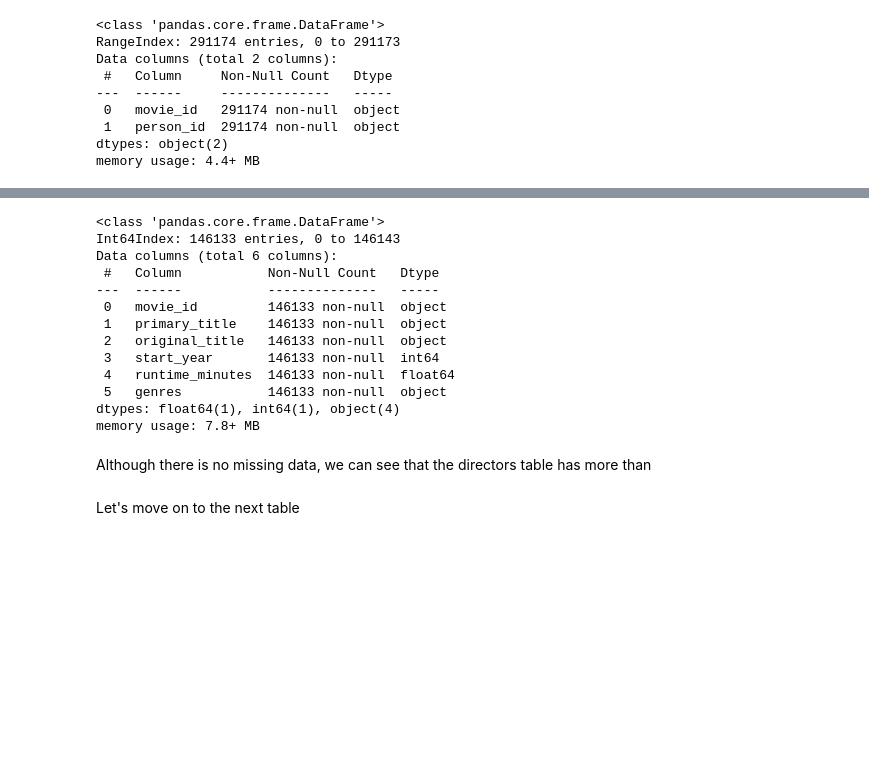
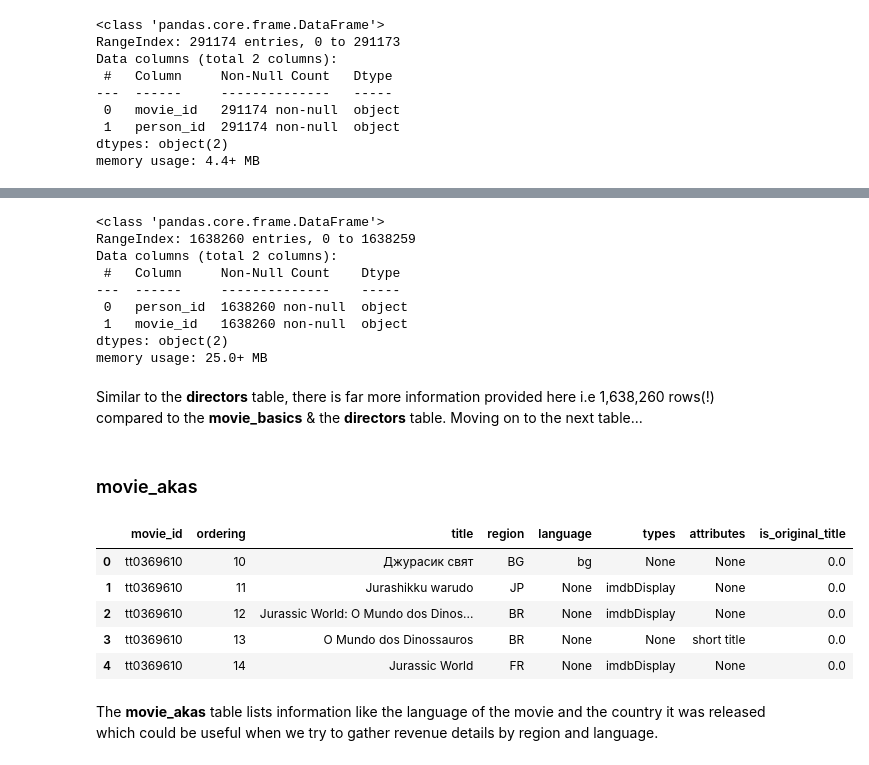
Before and after one commit to rahulakrish/movie_studio_recommendation, a Jupyter notebook: notebook.ipynb, the cells around one changed output, grey strips where cells are left out. Saved outputs shown, nothing was run; the diff lists cells and outputs as text; code cells hidden in the pictures; blank space fills up the shorter version.

```diff
--- a/notebook.ipynb
+++ b/notebook.ipynb
@@ -314,20 +195,29 @@ memory usage: 4.4+ MB
 # %%
-df.info()
+df_known.info()
 # %% [output]
 <class 'pandas.core.frame.DataFrame'>
-Int64Index: 146133 entries, 0 to 146143
-Data columns (total 6 columns):
- #   Column           Non-Null Count   Dtype
----  ------           --------------   -----
- 0   movie_id         146133 non-null  object
- 1   primary_title    146133 non-null  object
- 2   original_title   146133 non-null  object
- 3   start_year       146133 non-null  int64
- 4   runtime_minutes  146133 non-null  float64
- 5   genres           146133 non-null  object
-dtypes: float64(1), int64(1), object(4)
-memory usage: 7.8+ MB
+RangeIndex: 1638260 entries, 0 to 1638259
+Data columns (total 2 columns):
+ #   Column     Non-Null Count    Dtype
+---  ------     --------------    -----
+ 0   person_id  1638260 non-null  object
+ 1   movie_id   1638260 non-null  object
+dtypes: object(2)
+memory usage: 25.0+ MB
-# %% [markdown]
-Although there is no missing data, we can see that the directors table has more than
-# %% [markdown]
-Let's move on to the next table
+# %% [markdown]
+Similar to the **directors** table, there is far more information provided here i.e 1,638,260 rows(!) compared to the **movie_basics** & the **directors** table. Moving on to the next table...
+# %% [markdown]
+### movie_akas
+# %%
+df_akas = pd.read_sql("""SELECT *
+                         FROM movie_akas""",conn)
+df_akas.head()
+# %% [output]
+|  | movie_id | ordering | title | region | language | types | attributes | is_original_title |
+| 0 | tt0369610 | 10 | Джурасик свят | BG | bg | None | None | 0.0 |
+| 1 | tt0369610 | 11 | Jurashikku warudo | JP | None | imdbDisplay | None | 0.0 |
+| 2 | tt0369610 | 12 | Jurassic World: O Mundo dos Dinos... | BR | None | imdbDisplay | None | 0.0 |
+| 3 | tt0369610 | 13 | O Mundo dos Dinossauros | BR | None | None | short title | 0.0 |
+| 4 | tt0369610 | 14 | Jurassic World | FR | None | imdbDisplay | None | 0.0 |
+# %% [markdown]
+The **movie_akas** table lists information like the language of the movie and the country it was released which could be useful when we try to gather revenue details by region and language.
```
Also changed, not shown: parts of 56 cells of this notebook.
